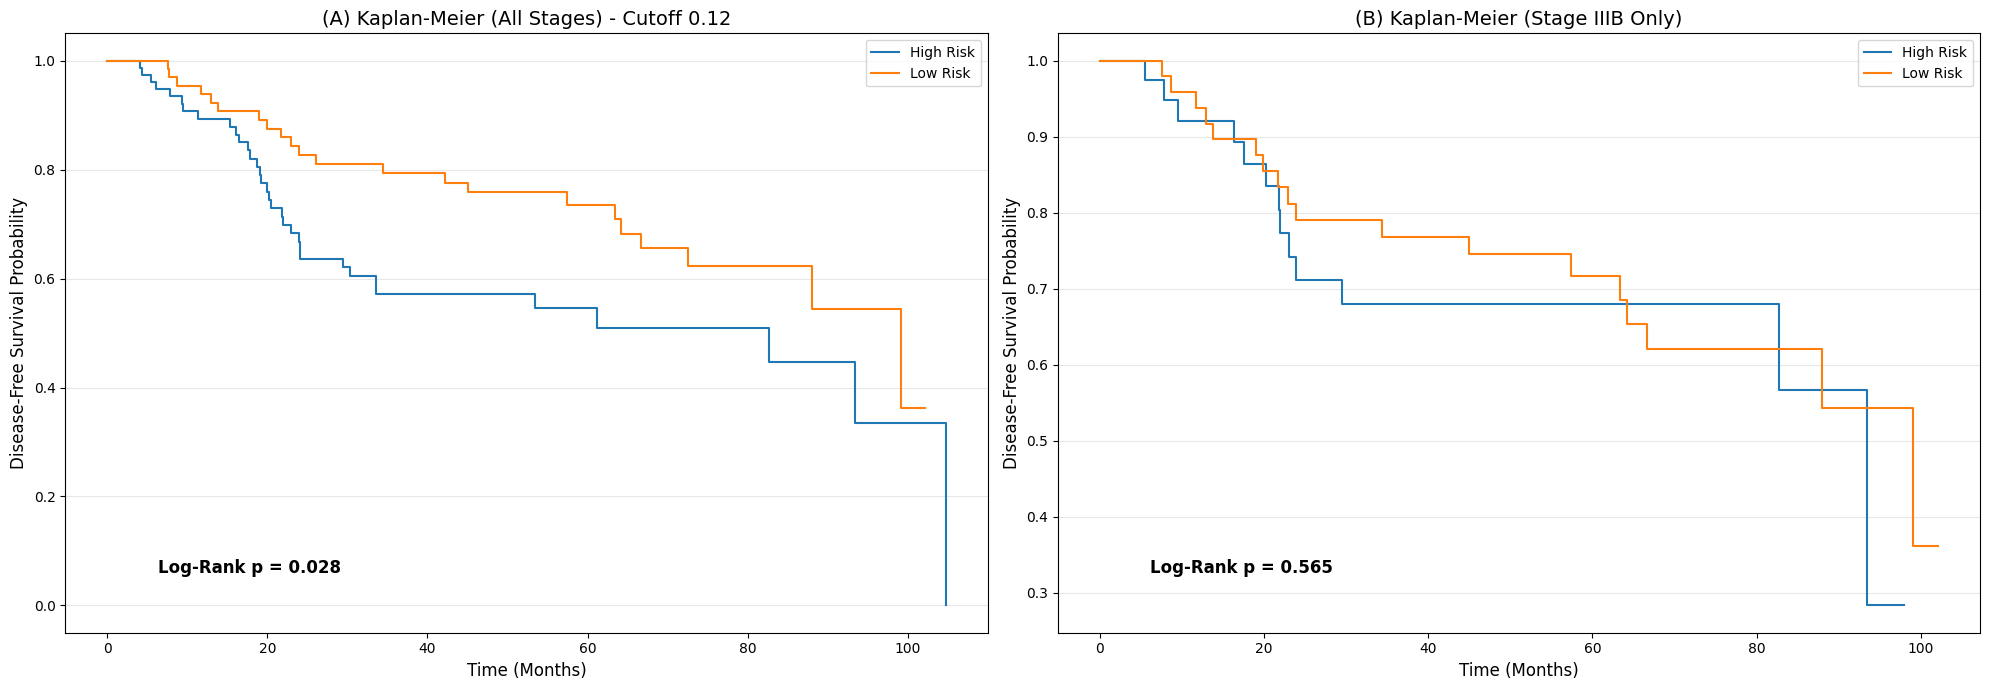
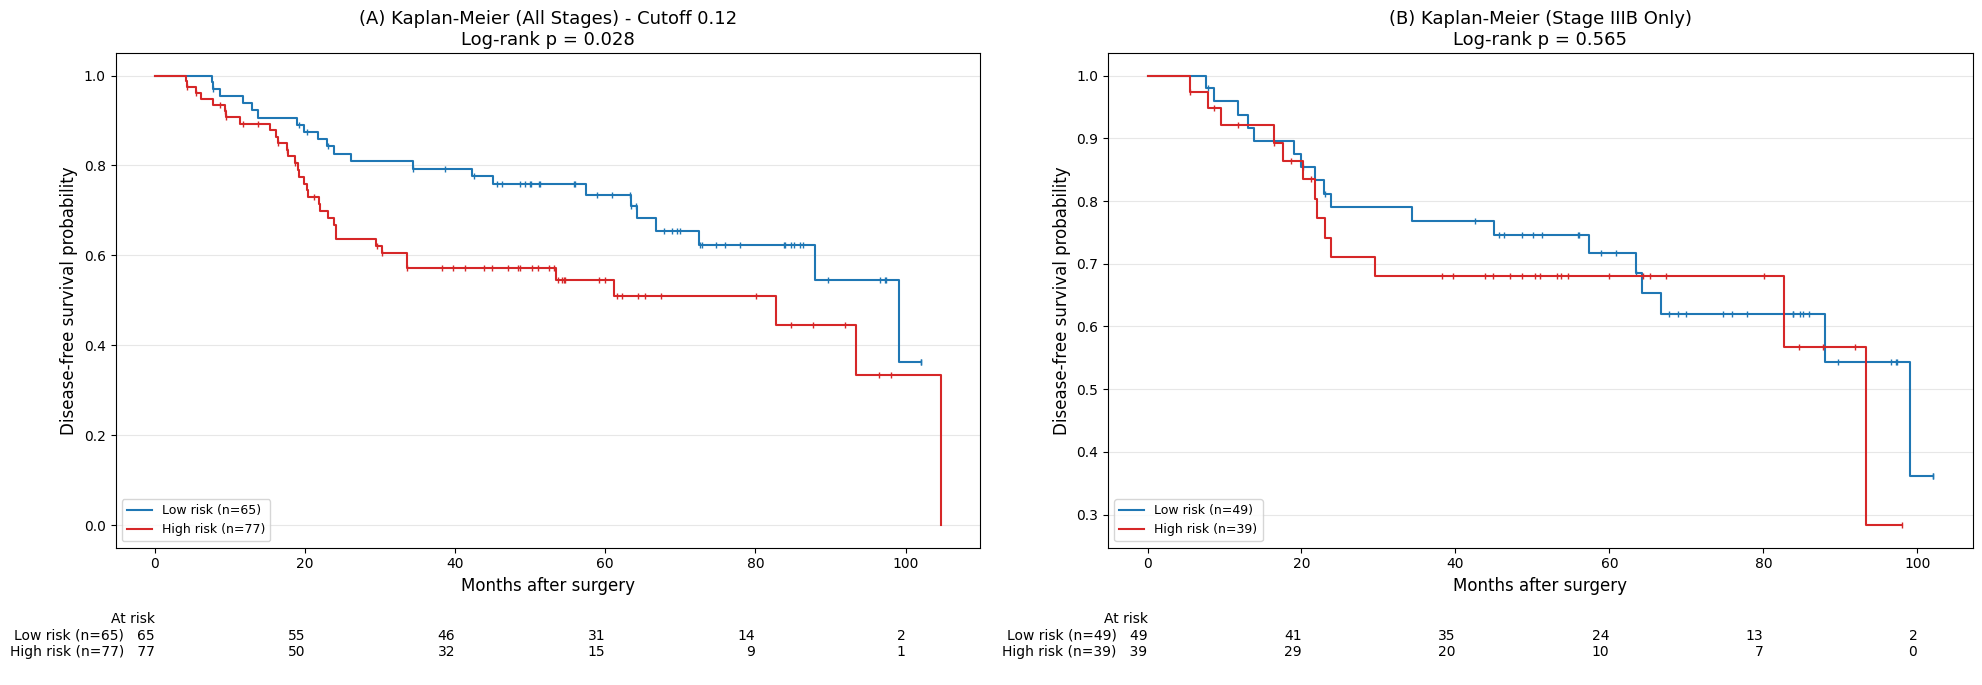
The notebook cell's code change between the first figure and the second:
--- before
+++ after
@@ -4,13 +4,18 @@
 print('Risk groups (all):', ext['Risk_Group'].value_counts().to_dict())
 def plot_km(data, title, ax):
-    kmf = KaplanMeierFitter()
-    for g in sorted(data['Risk_Group'].unique()):
-        m = data['Risk_Group']==g; kmf.fit(data['DFS_Months'][m], data['DFS_Events'][m], label=g); kmf.plot_survival_function(ax=ax, ci_show=False)
-    hi = data[data['Risk_Group']=='High Risk']; lo = data[data['Risk_Group']=='Low Risk']
+    lo = data[data['Risk_Group']=='Low Risk']; hi = data[data['Risk_Group']=='High Risk']
+    kl = KaplanMeierFitter(label='Low risk (n=%d)'%len(lo)).fit(lo['DFS_Months'], lo['DFS_Events'])
+    kh = KaplanMeierFitter(label='High risk (n=%d)'%len(hi)).fit(hi['DFS_Months'], hi['DFS_Events'])
+    kl.plot_survival_function(ax=ax, color=LOW, ci_show=False, show_censors=True, censor_styles={'ms':5,'marker':'|'})
+    kh.plot_survival_function(ax=ax, color=HIGH, ci_show=False, show_censors=True, censor_styles={'ms':5,'marker':'|'})
     if len(hi) and len(lo):
         r = logrank_test(hi['DFS_Months'], lo['DFS_Months'], event_observed_A=hi['DFS_Events'], event_observed_B=lo['DFS_Events'])
-        ax.text(0.1,0.1,'Log-Rank p = %.3f' % r.p_value, transform=ax.transAxes, fontsize=12, fontweight='bold')
-    ax.set_title(title, fontsize=14); ax.set_xlabel('Time (Months)', fontsize=12)
-    ax.set_ylabel('Disease-Free Survival Probability', fontsize=12); ax.grid(axis='y', alpha=0.3); ax.legend(loc='upper right')
+        pt = 'Log-rank p < 0.001' if r.p_value<0.001 else 'Log-rank p = %.3f'%r.p_value
+        ax.set_title('%s\n%s'%(title, pt), fontsize=13)
+    else:
+        ax.set_title(title, fontsize=13)
+    ax.set_xlabel('Months after surgery', fontsize=12)
+    ax.set_ylabel('Disease-free survival probability', fontsize=12); ax.grid(axis='y', alpha=0.3); ax.legend(loc='lower left', fontsize=9)
+    if len(hi) and len(lo): add_at_risk_counts(kl, kh, ax=ax, rows_to_show=['At risk'])
 fig, axes = plt.subplots(1,2,figsize=(20,7))
 plot_km(ext, '(A) Kaplan-Meier (All Stages) - Cutoff %.2f' % cutoff, axes[0])

Commit: Unify DFS Kaplan-Meier figures (Figure 3, S2, S4): consistent colors, censor marks, at-risk tables